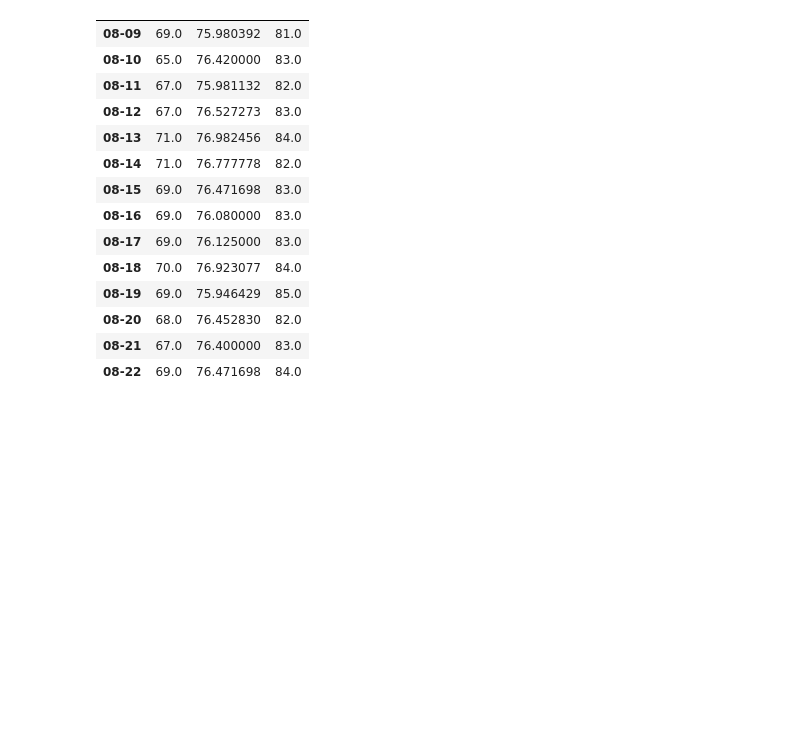
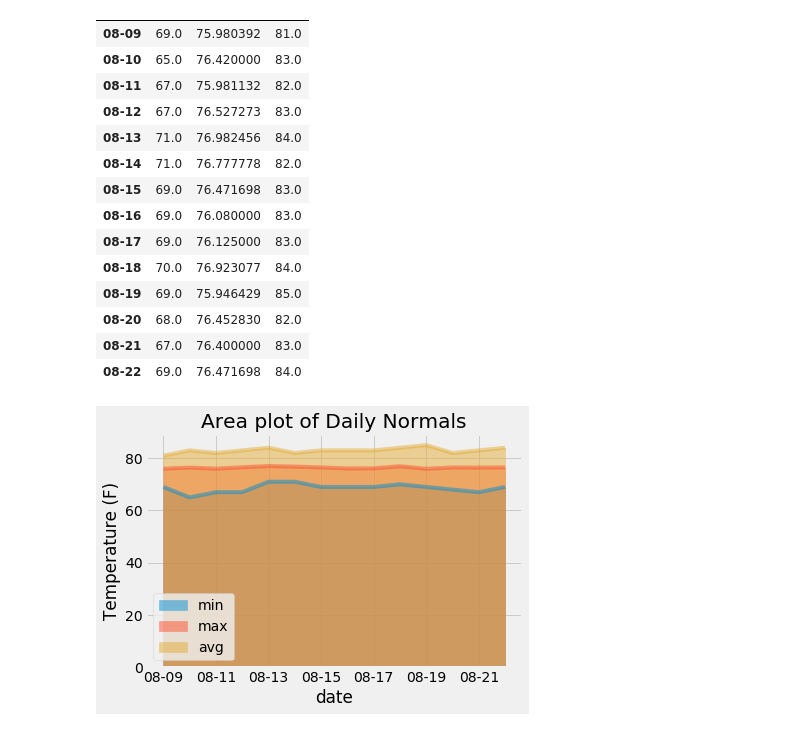
Before and after one commit to coconutpep/Hawaii-Weather-Visualization, a Jupyter notebook: climate.ipynb, the cells around one changed output. Drawn from its saved outputs; the diff is of its cells as text; code cells hidden in the pictures; blank space fills up the shorter version.

Commit message:
area chart for daily normals

```diff
--- a/climate.ipynb
+++ b/climate.ipynb
@@ -256,3 +256,9 @@ normal_df
 | 08-22 | 69.0 | 76.471698 | 84.0 |
 # %%
 # Plot the daily normals as an area plot with `stacked=False`
+normal_df.plot(kind='area', stacked=False, title='Area plot of Daily Normals')
+plt.ylabel('Temperature (F)')
+plt.savefig('charts/areaOfNormals.png', bbox_inches='tight')
+plt.show()
+# %% [output]
+[figure, added]
```
Also changed, not shown: 1 other file.
